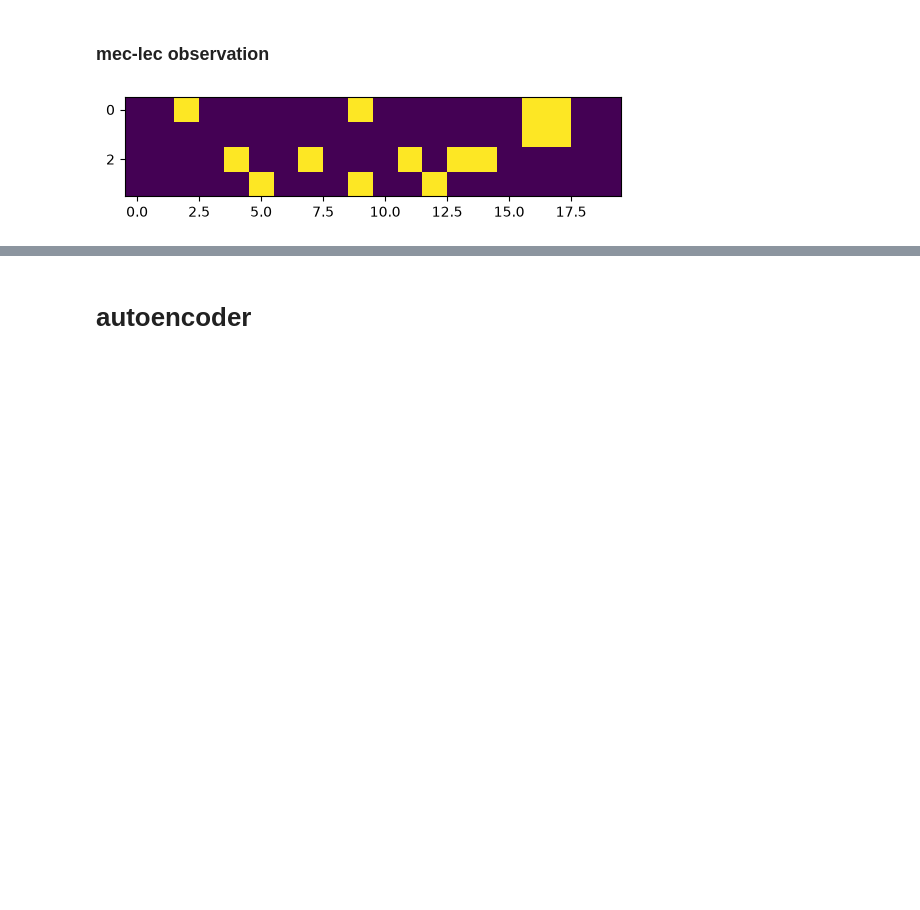
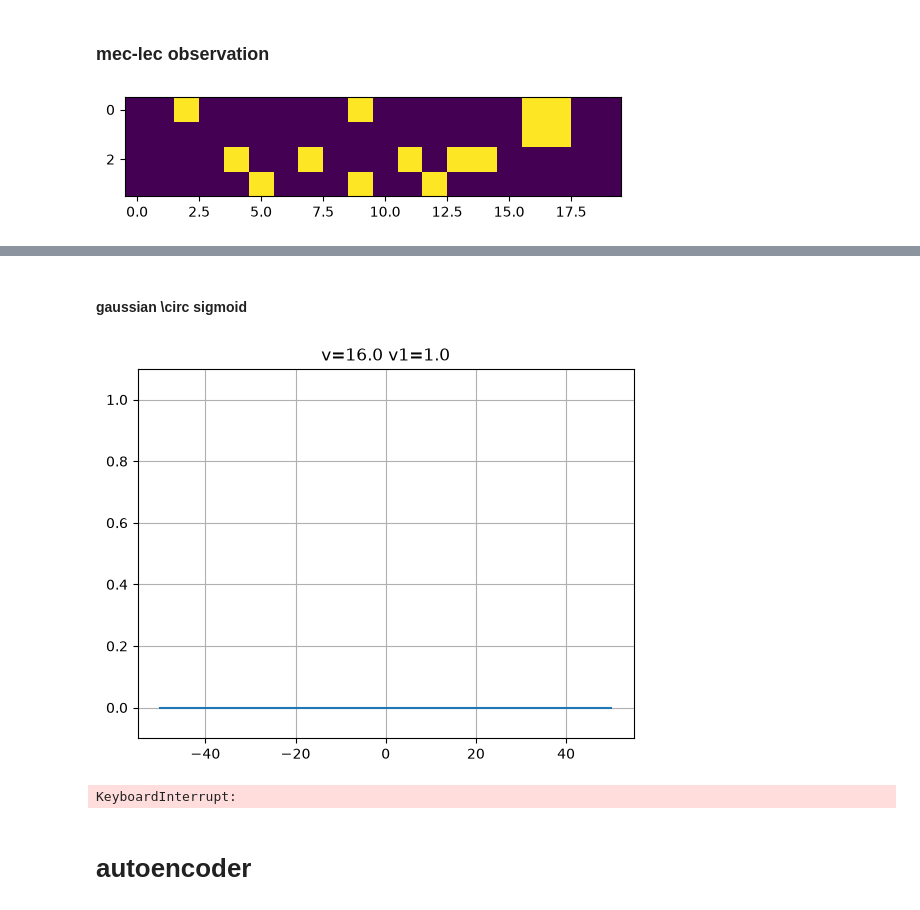
Before and after one commit to iKiru-hub/kam, a Jupyter notebook: src/notebooks/lab_check_data.ipynb, the cells around one changed output, grey strips where cells are left out. Cells and saved outputs as stored; diff of their text form; code cells hidden in the pictures; blank space fills up the shorter version.

```diff
--- a/src/notebooks/lab_check_data.ipynb
+++ b/src/notebooks/lab_check_data.ipynb
@@ -158,3 +203,49 @@ plt.show()
+# %% [markdown]
+#### gaussian \circ sigmoid
+# %%
+beta = 2
+alpha = 0.2
+sigma = 10
+
+num = 200
+X = np.linspace(-50, 50, num)
+
+f_sig = lambda x: 1/(1+np.exp(-beta*(x-alpha)))
+f_gau = lambda x: np.exp(-0.5*(x/sigma)**2)
+def func(x, v, v1):
+    xi = np.exp(-0.5*(x/10)**2)
+    return np.clip(2/(1+np.exp(-v*(xi-v1)))-1., 0, 1)
+
+#Y = [f_sig(f_gau(xi)) for xi in X]
+#plt.plot(X, Y);
+var = np.linspace(2, 20, 10)
+var1 = np.linspace(0, 1, 10)
+Y = [func(xi, var[0], var[0]) for xi in X]
+
+fig, ax = plt.subplots()
+
+for t in range(100):
+    for i in range(-len(var)+1, len(var), 1):
+        v1 = var1[abs(i)]
+        for j in range(-len(var)+1, len(var), 1):
+            v = var[abs(j)]
+
+            #Y = [func(xi, v, v1) for xi in X]
+            Y = [functions.generalized_sigmoid(functions.gaussian_circular_distance(0, xi, 100, 10),
+                                               v, v1, 2, 1) for xi in X]
+
+            clear_output(wait=True)
+            ax.clear()
+            im = ax.plot(X, Y)
+            ax.set_ylim((-0.1, 1.1))
+            ax.set_title(f"{v=:.1f} {v1=:.1f}")
+            ax.grid()
+            display(fig)
+            plt.pause(0.05)
+plt.show()
+# %% [output]
+[figure, added]
+KeyboardInterrupt:
 # %% [markdown]
 # autoencoder
 # %%
```
Also changed, not shown: parts of 13 cells of this notebook, 39 other files.
